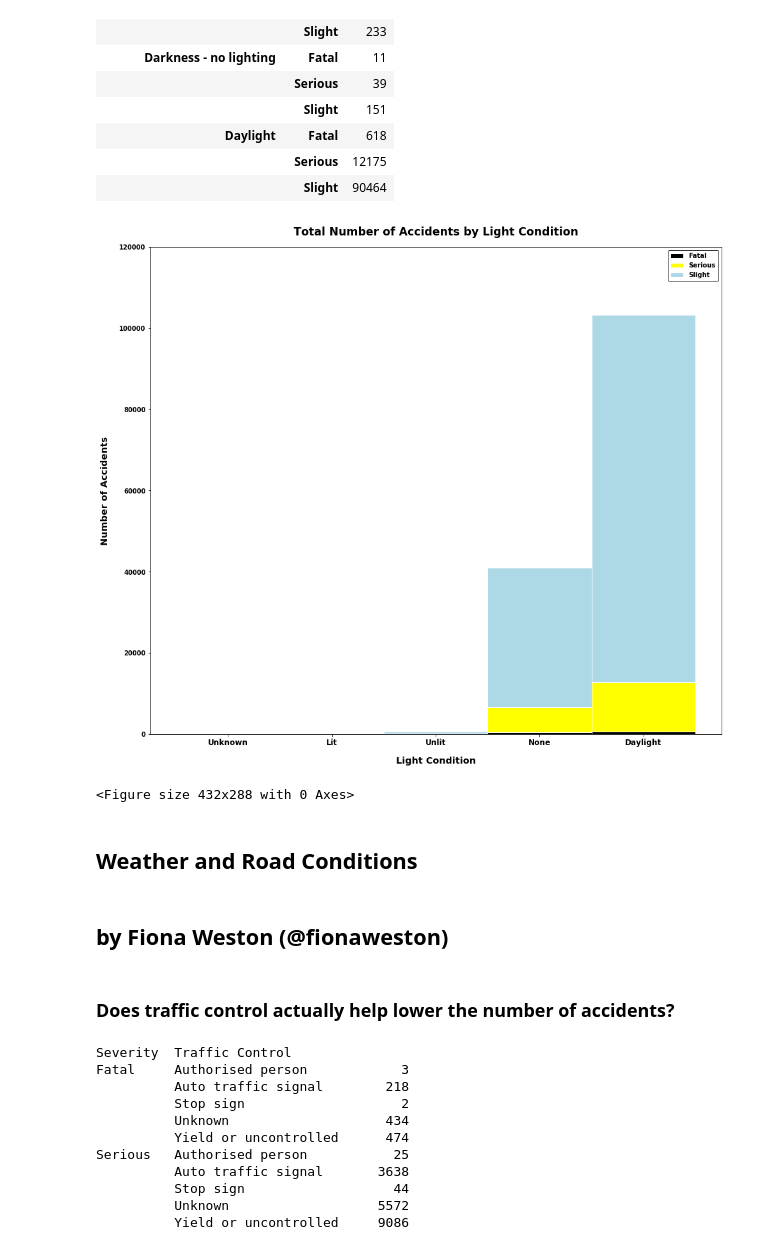
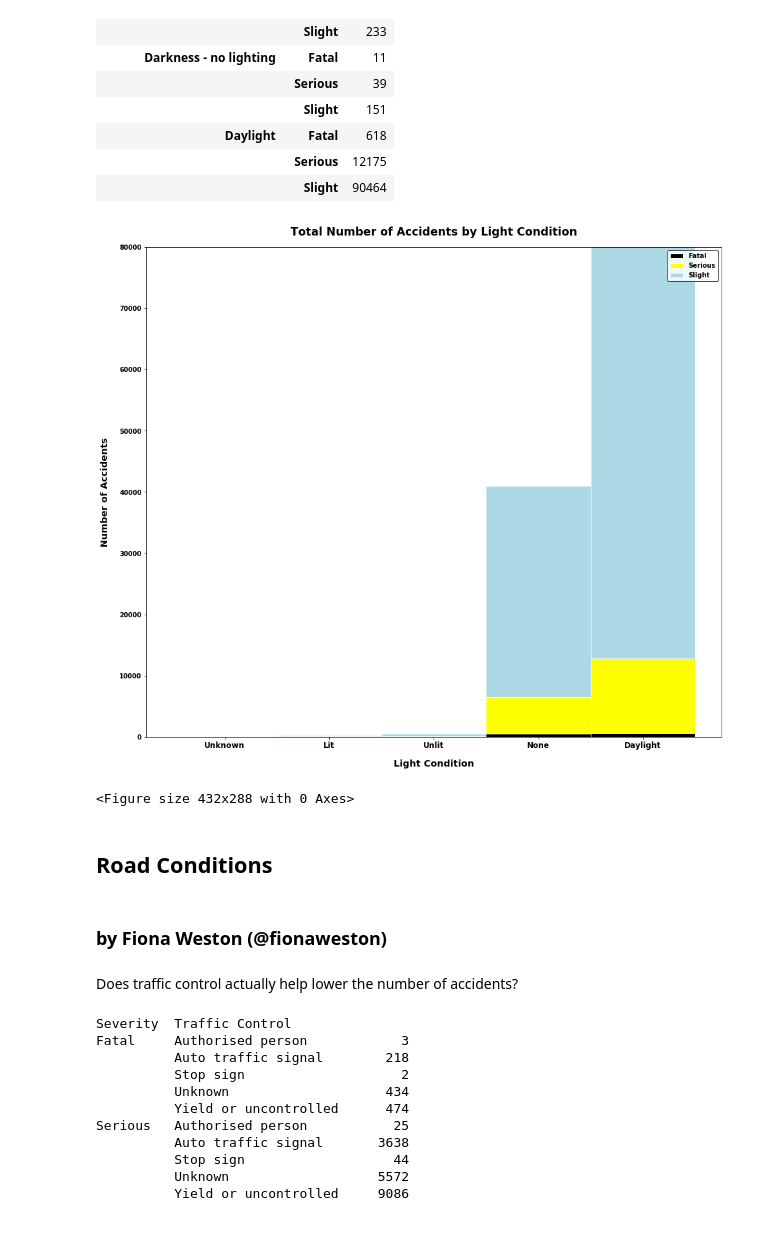
Before and after one commit to bailatrix/London-Traffic-Trends, a Jupyter notebook: main.ipynb, the cells around one changed output. Cells and saved outputs as stored; diff of their text form; code cells hidden in the pictures.

```diff
--- a/main.ipynb
+++ b/main.ipynb
@@ -494,42 +578,42 @@ bars = np.add(bars1_fatal, bars2_serious).tolist()
 r = [0,1,2,3,4]
 
 # Names of group and bar width
 names = ['Unknown','Lit','Unlit','None','Daylight']
 barWidth = 1
 
 # Create fatal/black bars
 plt.bar(r, bars1_fatal, label="Fatal", color='black', edgecolor='white', width=barWidth)
 # Create serious/yellow bars (middle), on top of the firs ones
 plt.bar(r, bars2_serious, bottom=bars1_fatal, label="Serious", color='yellow', edgecolor='white', width=barWidth)
 # Create slight/lightblue bars (top)
 plt.bar(r, bars3_slight, bottom=bars, label="Slight", color='lightblue', edgecolor='white', width=barWidth)
 
 # setup limits
 plt.xticks(r, names, fontweight='bold', fontsize='large' )
-plt.ylim( 0, 120000, 10000 )
+plt.ylim( 0, 80000, 10000 )
 
 # setup labels
 plt.title( "Total Number of Accidents by Light Condition", pad=18,
           fontdict={'fontweight': 'bold', 'fontsize': 'xx-large'} )
 plt.xlabel( "Light Condition", labelpad=15, fontweight='bold', fontsize='x-large' )
 plt.ylabel( "Number of Accidents", labelpad=15, fontweight='bold', fontsize='x-large' )
 
 # visualization of data
 plt.legend( loc ='upper right', frameon = True, edgecolor = 'black')
 plt.gcf().set_size_inches(16, 14)
 plt.show()
 
 # Save figure as .png
 plt.savefig( "./Visuals/light_vs_severity.png", bbox='tight')
 # %% [output]
-[figure, old version]
+[figure, new version]
 <Figure size 432x288 with 0 Axes>
 # %% [markdown]
-## Weather and Road Conditions
+## Road Conditions
 # %% [markdown]
-## by Fiona Weston (@fionaweston)
+### by Fiona Weston (@fionaweston)
 # %% [markdown]
-### Does traffic control actually help lower the number of accidents?
+Does traffic control actually help lower the number of accidents?
 # %%
 # pull above data - CHANGE data REFERENCE ( don't rewrite master copy of data )
 severity_df = df.replace({"Data missing or out of range": "Unknown",
```
Also changed, not shown: parts of 25 cells of this notebook.
